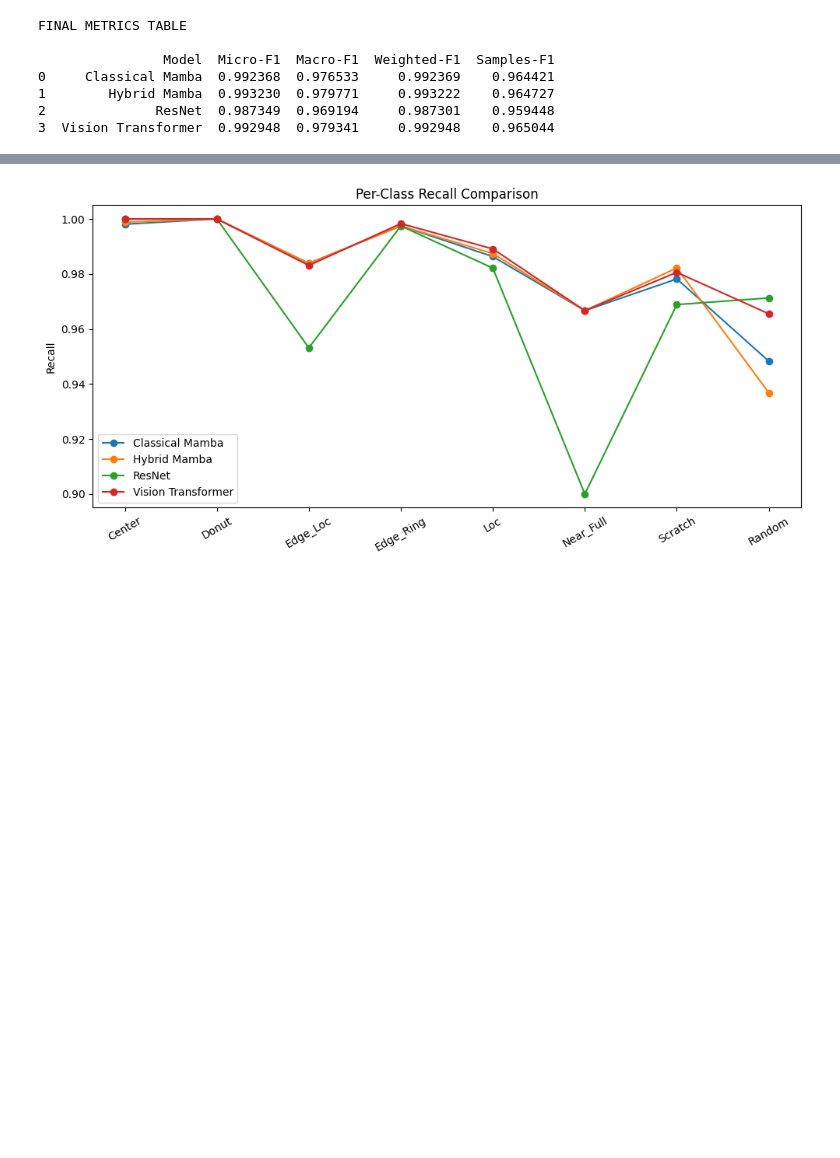
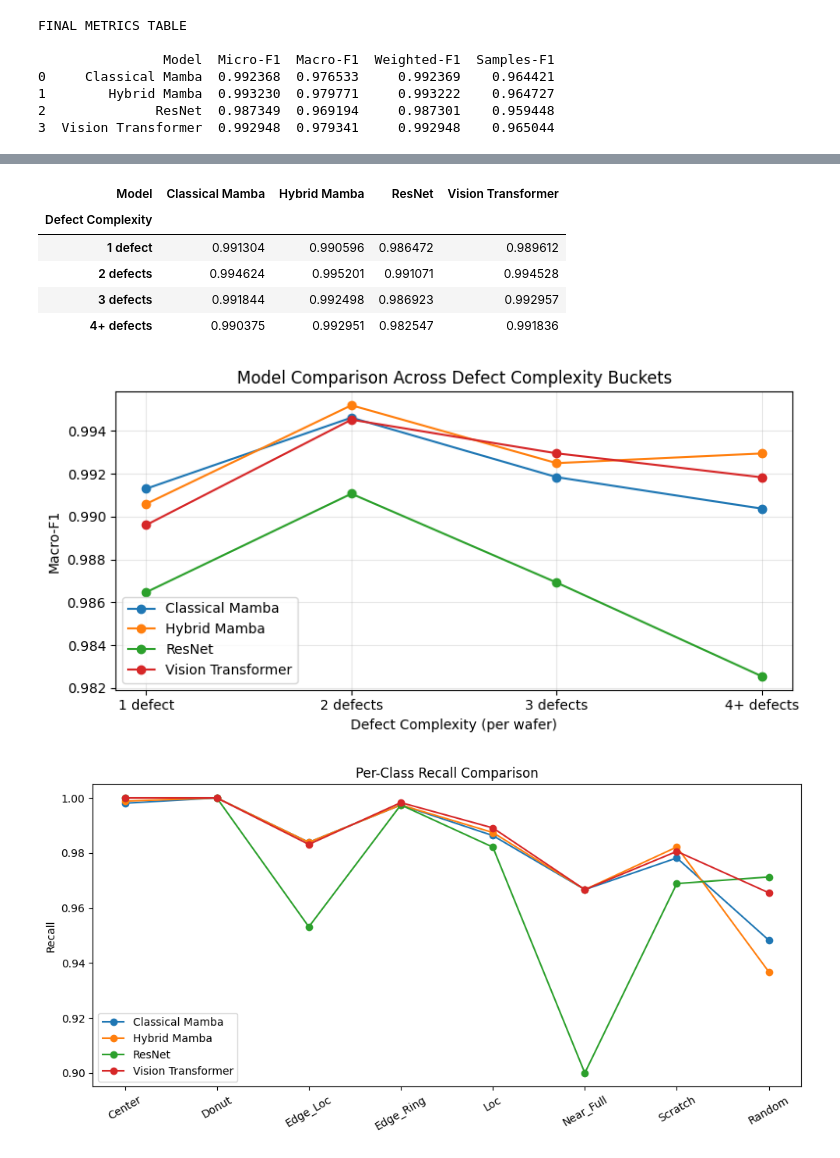
Before and after one commit to satwiksps/wafer-mamba, a Jupyter notebook: notebooks/analysis/detailed_analysis.ipynb, the cells around one changed output, grey strips where cells are left out. Cells and saved outputs as stored; diff of their text form; code cells hidden in the pictures; blank space fills up the shorter version.

```diff
--- a/notebooks/analysis/detailed_analysis.ipynb
+++ b/notebooks/analysis/detailed_analysis.ipynb
@@ -114 +164,49 @@ FINAL METRICS TABLE
+# %%
+# ------------------ COMBINED METRICS TABLE & LINE PLOT ------------------
+
+rows = []
+
+for model_name, (y_true, _, y_pred) in models.items():
+    f1s = complexity_bucket_f1(y_true, y_pred)
+    for bucket, f1 in f1s.items():
+        rows.append({
+            "Model": model_name,
+            "Defect Complexity": bucket,
+            "Macro-F1": f1
+        })
+
+df = pd.DataFrame(rows)
+
+display(df.pivot(
+    index="Defect Complexity",
+    columns="Model",
+    values="Macro-F1"
+))
+
+plt.figure(figsize=(8, 4))
+
+for model in df["Model"].unique():
+    subset = df[df["Model"] == model]
+    plt.plot(
+        subset["Defect Complexity"],
+        subset["Macro-F1"],
+        marker="o",
+        label=model
+    )
+
+plt.xlabel("Defect Complexity (per wafer)")
+plt.ylabel("Macro-F1")
+plt.title("Model Comparison Across Defect Complexity Buckets")
+plt.grid(True, alpha=0.3)
+plt.legend()
+plt.tight_layout()
+plt.show()
+# %% [output]
+| Model | Classical Mamba | Hybrid Mamba | ResNet | Vision Transformer |
+| Defect Complexity |  |  |  |  |
+| 1 defect | 0.991304 | 0.990596 | 0.986472 | 0.989612 |
+| 2 defects | 0.994624 | 0.995201 | 0.991071 | 0.994528 |
+| 3 defects | 0.991844 | 0.992498 | 0.986923 | 0.992957 |
+| 4+ defects | 0.990375 | 0.992951 | 0.982547 | 0.991836 |
+[figure, added]
 # %%
```
Also changed, not shown: parts of 11 cells of this notebook, 6 other files.
